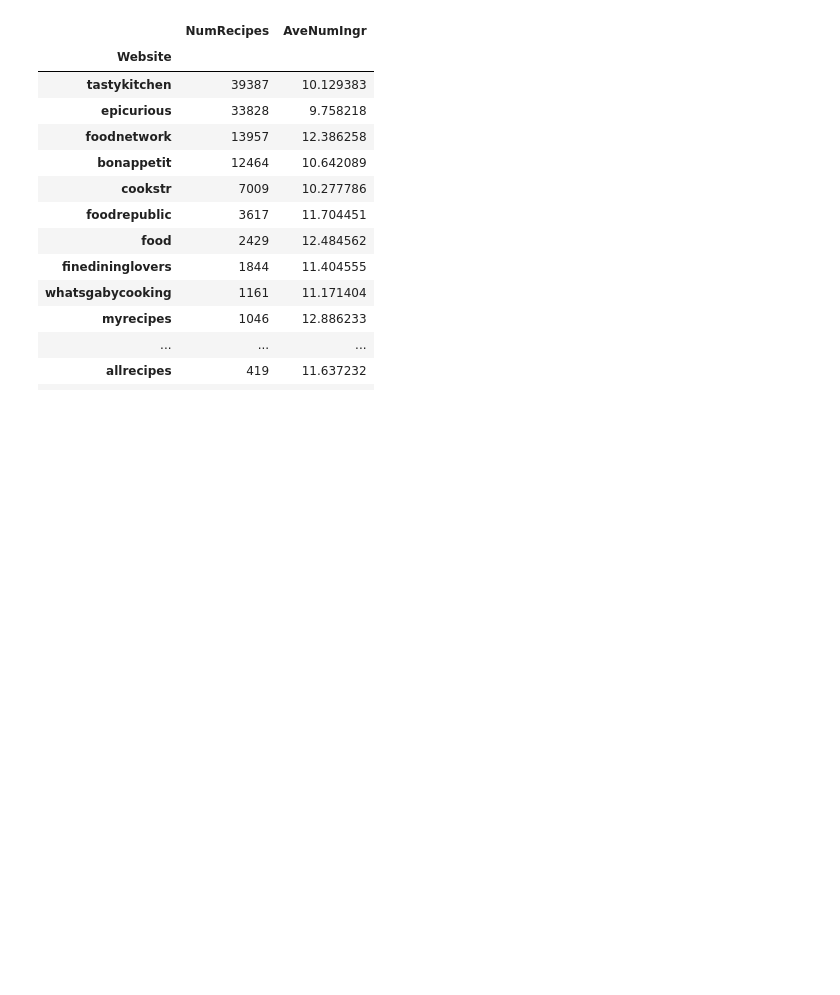
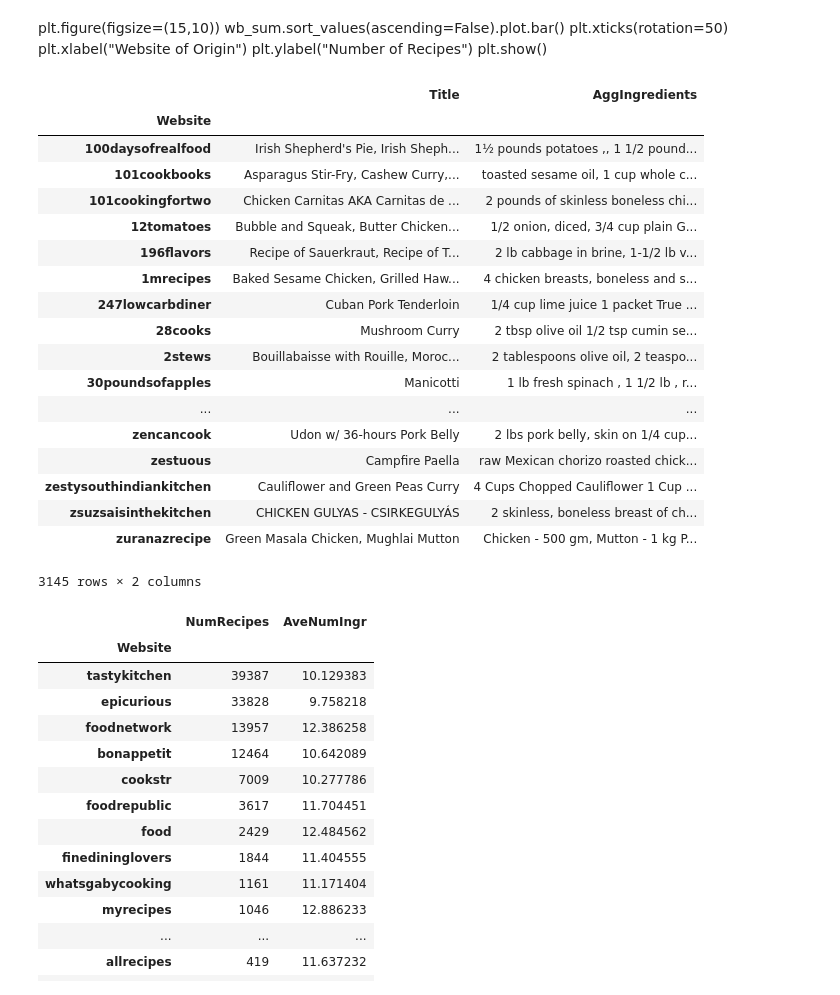
Before and after one commit to nemasobhani/Nutrition-from-Web-Scraped-Recipes, a Jupyter notebook: WordClouds.ipynb, the cells around one changed output. Saved outputs shown, nothing was run; the diff lists cells and outputs as text; code cells hidden in the pictures; blank space fills up the shorter version.

```diff
--- a/WordClouds.ipynb
+++ b/WordClouds.ipynb
@@ -68,3 +114,10 @@ plt.show()
+# %% [markdown]
+plt.figure(figsize=(15,10))
+wb_sum.sort_values(ascending=False).plot.bar()
+plt.xticks(rotation=50)
+plt.xlabel("Website of Origin")
+plt.ylabel("Number of Recipes")
+plt.show()
 # %%
 df.groupby("Website")['TotalTime'].sum()
 # %%
@@ -75,6 +128,28 @@ ingredients = ingredients[['Title', 4,5,6,7,8,9,10,11,12,13,14,15,16,17,18,19,20
 ingredients.loc[:,'AggIngredients'] = ingredients[[4,5,6,7,8,9,10,11,12,13,14,15,16,17,18,19,20,21,22,23,24,25,26,27,28,29,30,31,32,33,34,35,36,37,38,39,40,41,42,43,44,45,46,47,48,49,50,51,52,53,54,55,56,57,58,59,60,61,62,63,64,65,66,67,68,69,70,71,72,73,74,75,76,77,78,79]].astype(str).apply(' '.join, axis=1)
 # %%
 ingredients = ingredients[['Title','AggIngredients']]
+# %%
+ingredients
+# %% [output]
+|  | Title | AggIngredients |
+| Website |  |  |
+| 100daysofrealfood | Irish Shepherd's Pie, Irish Sheph... | 1½ pounds potatoes ,, 1 1/2 pound... |
+| 101cookbooks | Asparagus Stir-Fry, Cashew Curry,... | toasted sesame oil, 1 cup whole c... |
+| 101cookingfortwo | Chicken Carnitas AKA Carnitas de ... | 2 pounds of skinless boneless chi... |
+| 12tomatoes | Bubble and Squeak, Butter Chicken... | 1/2 onion, diced, 3/4 cup plain G... |
+| 196flavors | Recipe of Sauerkraut, Recipe of T... | 2 lb cabbage in brine, 1-1/2 lb v... |
+| 1mrecipes | Baked Sesame Chicken, Grilled Haw... | 4 chicken breasts, boneless and s... |
+| 247lowcarbdiner | Cuban Pork Tenderloin | 1/4 cup lime juice 1 packet True ... |
+| 28cooks | Mushroom Curry | 2 tbsp olive oil 1/2 tsp cumin se... |
+| 2stews | Bouillabaisse with Rouille, Moroc... | 2 tablespoons olive oil, 2 teaspo... |
+| 30poundsofapples | Manicotti | 1 lb fresh spinach , 1 1/2 lb , r... |
+| ... | ... | ... |
+| zencancook | Udon w/ 36-hours Pork Belly | 2 lbs pork belly, skin on 1/4 cup... |
+| zestuous | Campfire Paella | raw Mexican chorizo roasted chick... |
+| zestysouthindiankitchen | Cauliflower and Green Peas Curry | 4 Cups Chopped Cauliflower 1 Cup ... |
+| zsuzsaisinthekitchen | CHICKEN GULYAS - CSIRKEGULYÁS | 2 skinless, boneless breast of ch... |
+| zuranazrecipe | Green Masala Chicken, Mughlai Mutton | Chicken - 500 gm, Mutton - 1 kg P... |
+3145 rows × 2 columns
 # %%
 # Create stopword list:
 stopwords = set(STOPWORDS)
```
Also changed, not shown: parts of 4 cells of this notebook.
